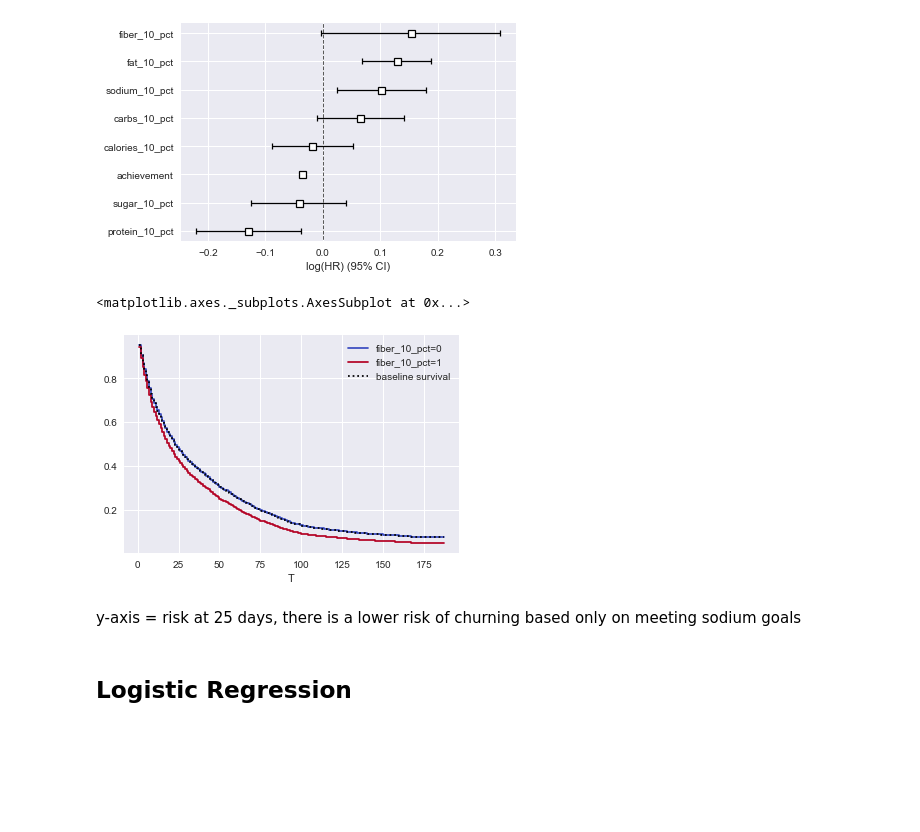
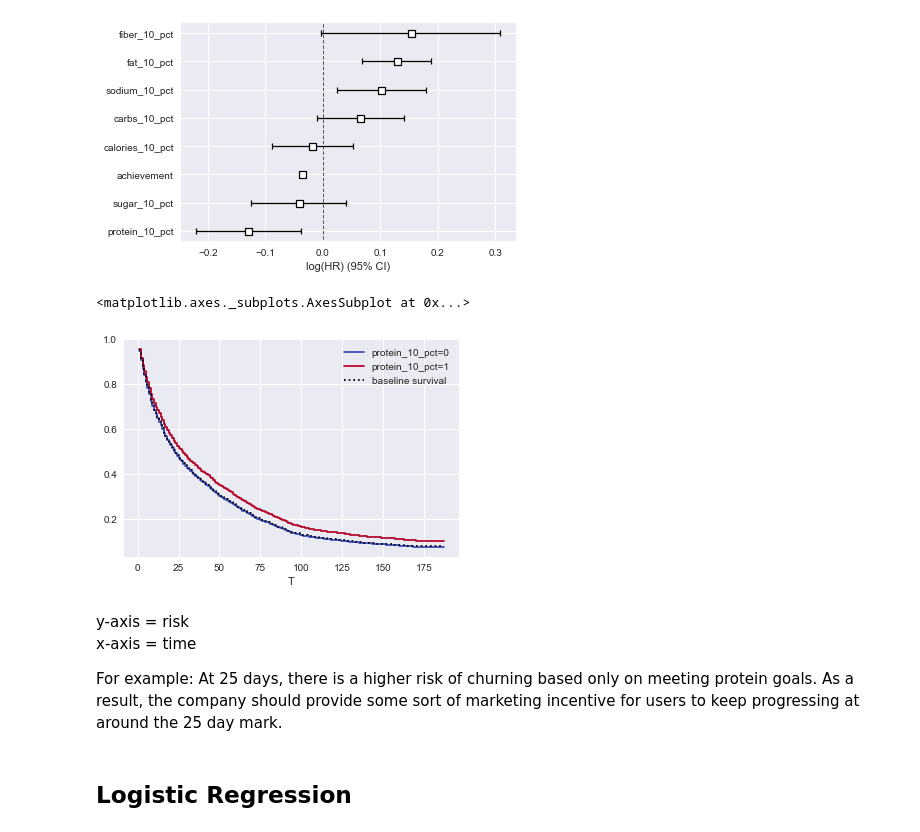
Before and after one commit to rokaandy/mfp-nutrition-survival-analysis, a Jupyter notebook: nutrition.ipynb, the cells around one changed output. Drawn from its saved outputs; the diff is of its cells as text; code cells hidden in the pictures; blank space fills up the shorter version.

```diff
--- a/nutrition.ipynb
+++ b/nutrition.ipynb
@@ -430,7 +416,7 @@ memory usage: 1.1 MB
 # %% [markdown]
 ### 5 day Churn:
 # %%
-df = pd.read_pickle('df.pkl')
+df = pd.read_pickle('pkl/df.pkl')
 df.head()
 # %% [output]
 |  | days | churn_5days | achievement | calories_10_pct | carbs_10_pct | fat_10_pct | fiber_10_pct | ... |
@@ -468,13 +454,15 @@ five_days.plot()
 <matplotlib.axes._subplots.AxesSubplot at 0x...>
 [figure]
 # %%
-cph.plot_covariate_groups('fiber_10_pct', [0, 1], cmap='coolwarm')
+cph.plot_covariate_groups('protein_10_pct', [0, 1], cmap='coolwarm')
 # %% [output]
 <matplotlib.axes._subplots.AxesSubplot at 0x...>
-[figure, old version]
+[figure, new version]
 # %% [markdown]
 y-axis = risk
-at 25 days, there is a lower risk of churning based only on meeting sodium goals
+x-axis = time
+
+For example: At 25 days, there is a higher risk of churning based only on meeting protein goals. As a result, the company should provide some sort of marketing incentive for users to keep progressing at around the 25 day mark.
 # %% [markdown]
 ## Logistic Regression
 # %%
```
Also changed, not shown: parts of 49 cells of this notebook.
